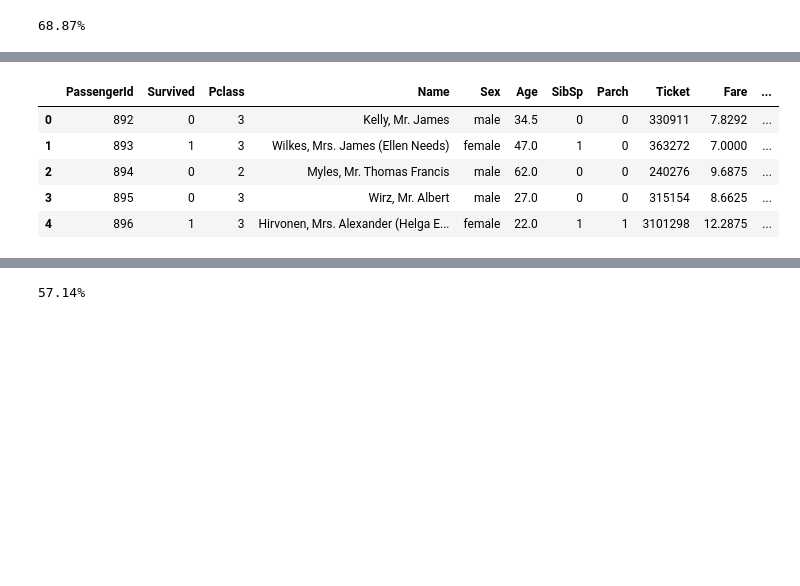
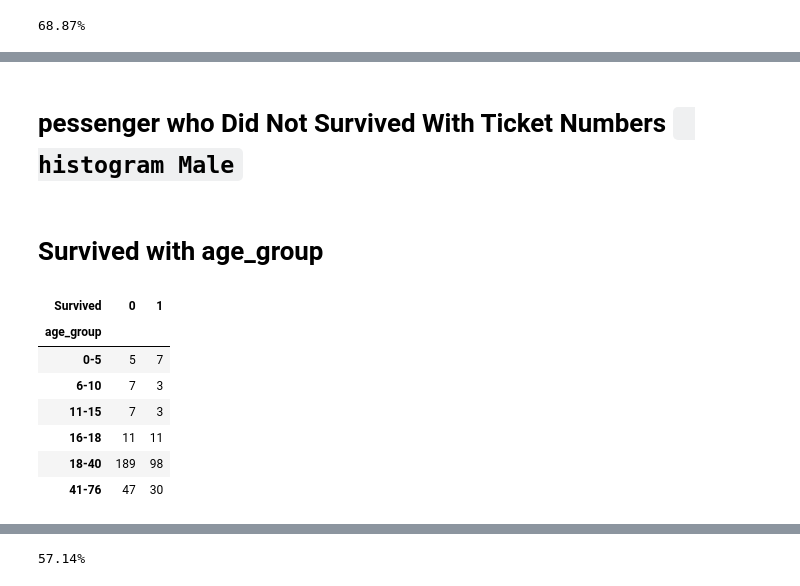
Before and after one commit to najeebjony/alfido_tech, a Jupyter notebook: titanic_prediction.ipynb, the cells around one changed output, grey strips where cells are left out. Cells and saved outputs as stored; diff of their text form; code cells hidden in the pictures; blank space fills up the shorter version.

```diff
--- a/titanic_prediction.ipynb
+++ b/titanic_prediction.ipynb
@@ -376,13 +421,19 @@ fig = px.histogram(df.loc[(df['Sex']=='female') & (df['Survived']==1)], x="Ticke
 fig.show()
+# %% [markdown]
+# **pessenger who Did Not Survived With Ticket Numbers** ` histogram Male`
 # %%
 fig = px.histogram(df.loc[(df['Sex']=='male') & (df['Survived']==0)], x="Ticket", color="Survived", histnorm='percent', title="Male pessenger who did not survive")
 fig.show()
-# %%
-df.head()
-# %% [output]
-|  | PassengerId | Survived | Pclass | Name | Sex | Age | SibSp | Parch | Ticket | Fare | ... |
-| 0 | 892 | 0 | 3 | Kelly, Mr. James | male | 34.5 | 0 | 0 | 330911 | 7.8292 | ... |
-| 1 | 893 | 1 | 3 | Wilkes, Mrs. James (Ellen Needs) | female | 47.0 | 1 | 0 | 363272 | 7.0000 | ... |
-| 2 | 894 | 0 | 2 | Myles, Mr. Thomas Francis | male | 62.0 | 0 | 0 | 240276 | 9.6875 | ... |
-| 3 | 895 | 0 | 3 | Wirz, Mr. Albert | male | 27.0 | 0 | 0 | 315154 | 8.6625 | ... |
-| 4 | 896 | 1 | 3 | Hirvonen, Mrs. Alexander (Helga E... | female | 22.0 | 1 | 1 | 3101298 | 12.2875 | ... |
+# %% [markdown]
+# **Survived with age_group**
+# %%
+df.groupby("age_group")['Survived'].value_counts().unstack()
+# %% [output]
+| Survived | 0 | 1 |
+| age_group |  |  |
+| 0-5 | 5 | 7 |
+| 6-10 | 7 | 3 |
+| 11-15 | 7 | 3 |
+| 16-18 | 11 | 11 |
+| 18-40 | 189 | 98 |
+| 41-76 | 47 | 30 |
```
Also changed, not shown: parts of 28 cells of this notebook.
